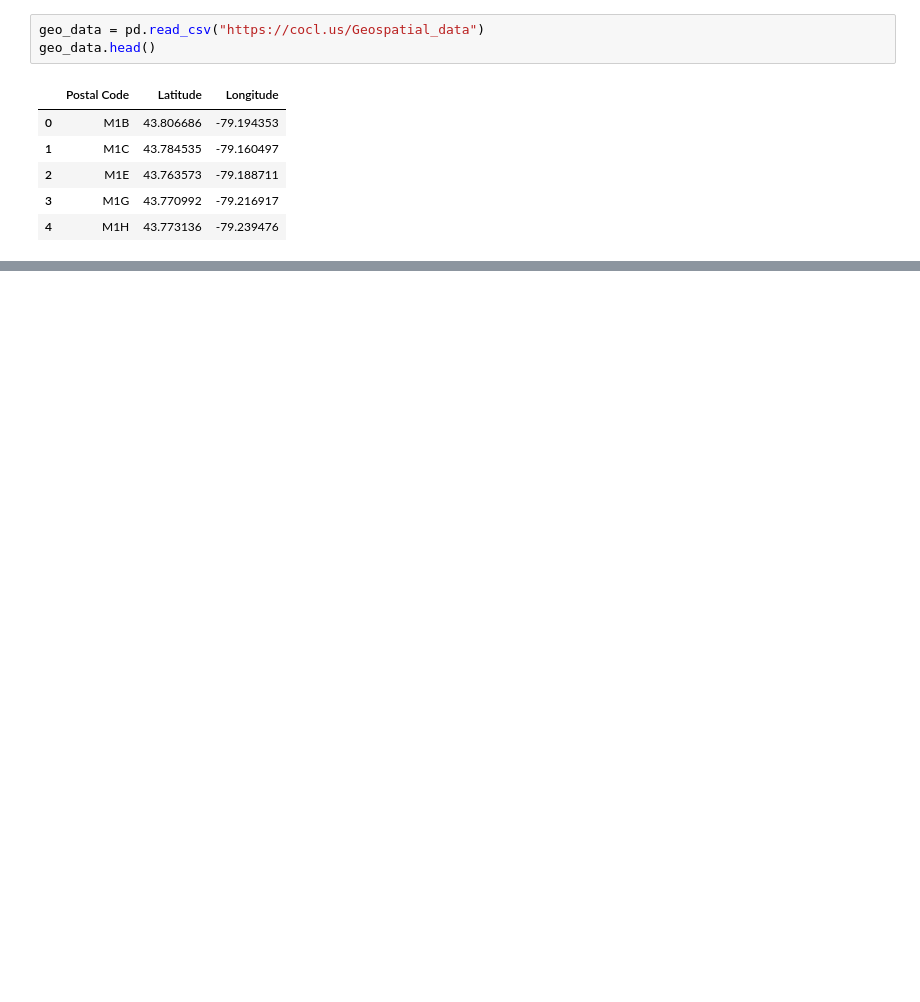
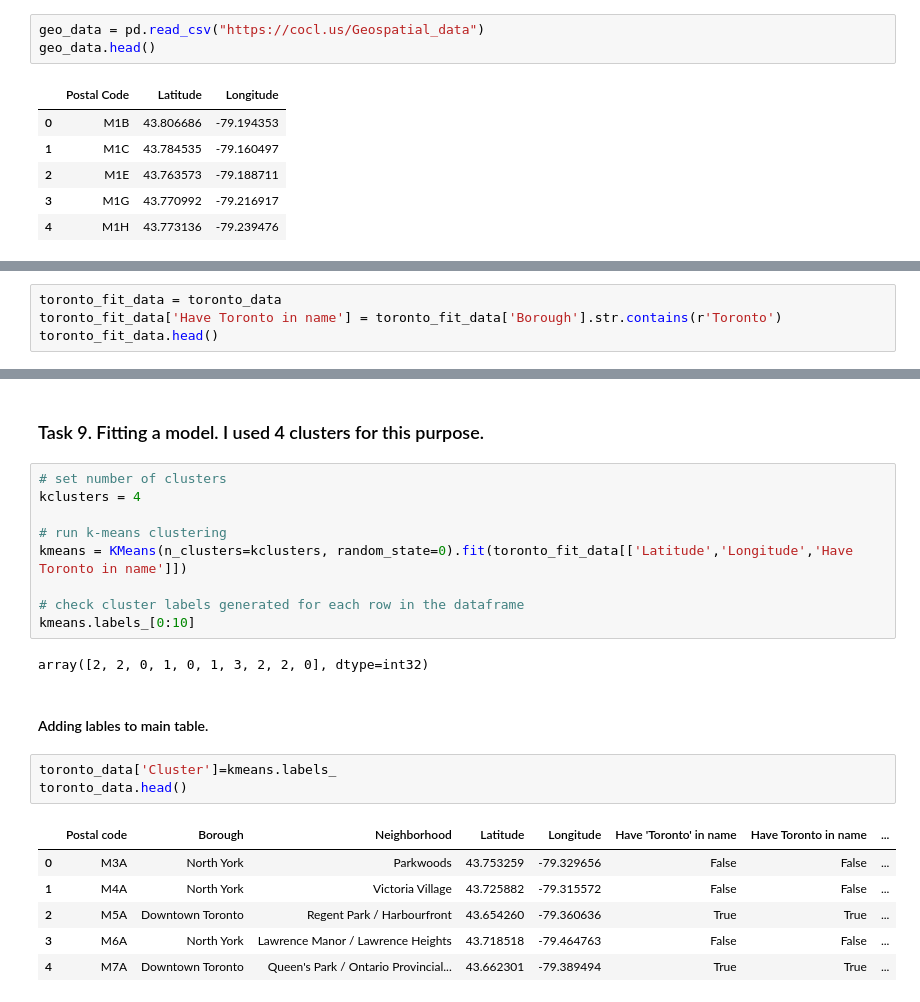
Before and after one commit to AlexH-hub/github-example, a Jupyter notebook: Segmenting and Clustering Neighborhoods in Toronto.ipynb, the cells around one changed output, grey strips where cells are left out. Saved outputs shown, nothing was run; the diff lists cells and outputs as text; blank space fills up the shorter version.

```diff
--- a/Segmenting and Clustering Neighborhoods in Toronto.ipynb
+++ b/Segmenting and Clustering Neighborhoods in Toronto.ipynb
@@ -146,0 +177,4 @@ KeyError: "['Postal Code'] not found in axis"
+# %%
+toronto_fit_data = toronto_data
+toronto_fit_data['Have Toronto in name'] = toronto_fit_data['Borough'].str.contains(r'Toronto')
+toronto_fit_data.head()
@@ -146,0 +188,25 @@ KeyError: "['Postal Code'] not found in axis"
+# %% [markdown]
+### Task 9. Fitting a model. I used 4 clusters for this purpose.
+# %%
+# set number of clusters
+kclusters = 4
+
+# run k-means clustering
+kmeans = KMeans(n_clusters=kclusters, random_state=0).fit(toronto_fit_data[['Latitude','Longitude','Have Toronto in name']])
+
+# check cluster labels generated for each row in the dataframe
+kmeans.labels_[0:10]
+# %% [output]
+array([2, 2, 0, 1, 0, 1, 3, 2, 2, 0], dtype=int32)
+# %% [markdown]
+#### Adding lables to main table.
+# %%
+toronto_data['Cluster']=kmeans.labels_
+toronto_data.head()
+# %% [output]
+|  | Postal code | Borough | Neighborhood | Latitude | Longitude | Have 'Toronto' in name | Have Toronto in name | ... |
+| 0 | M3A | North York | Parkwoods | 43.753259 | -79.329656 | False | False | ... |
+| 1 | M4A | North York | Victoria Village | 43.725882 | -79.315572 | False | False | ... |
+| 2 | M5A | Downtown Toronto | Regent Park / Harbourfront | 43.654260 | -79.360636 | True | True | ... |
+| 3 | M6A | North York | Lawrence Manor / Lawrence Heights | 43.718518 | -79.464763 | False | False | ... |
+| 4 | M7A | Downtown Toronto | Queen's Park / Ontario Provincial... | 43.662301 | -79.389494 | True | True | ... |
```
Also changed, not shown: parts of 14 cells of this notebook.
